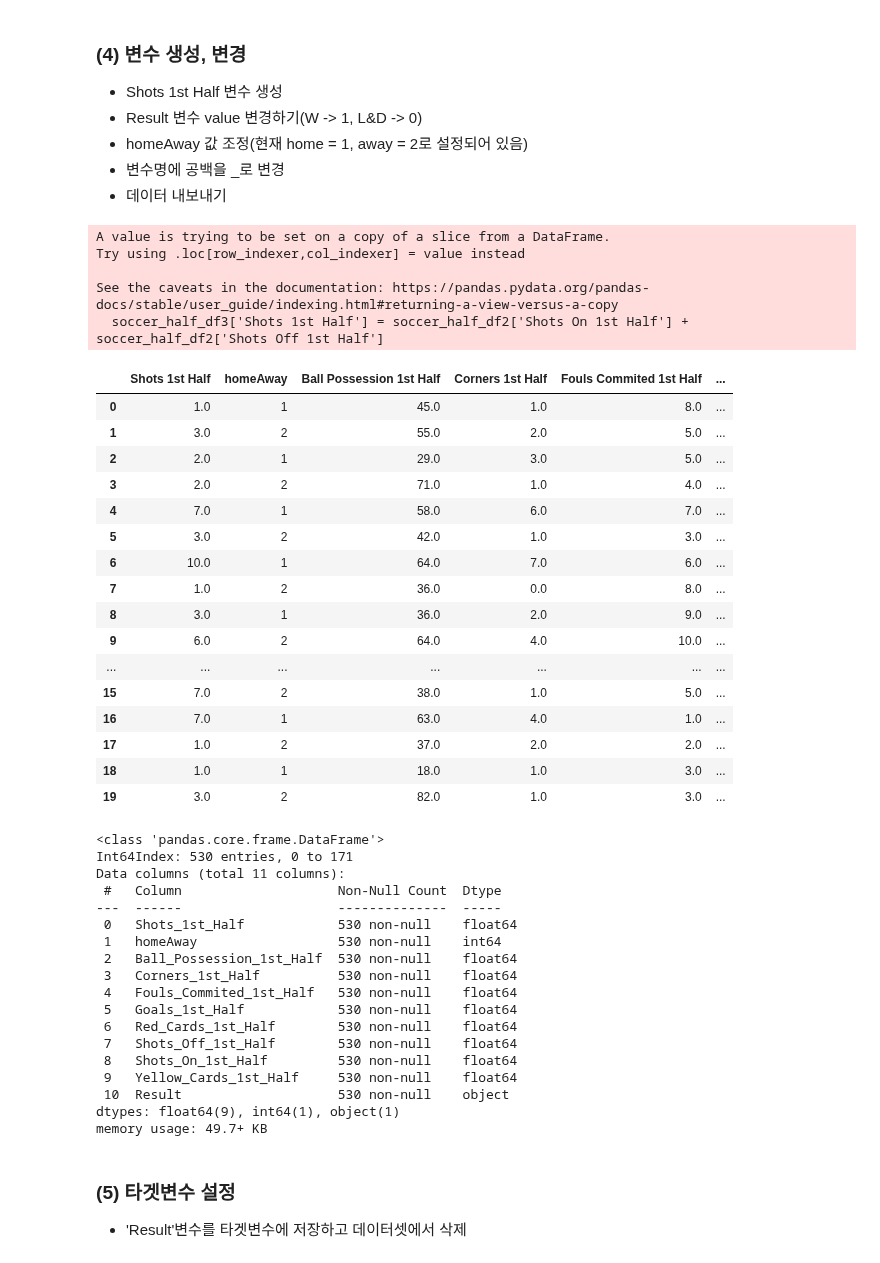
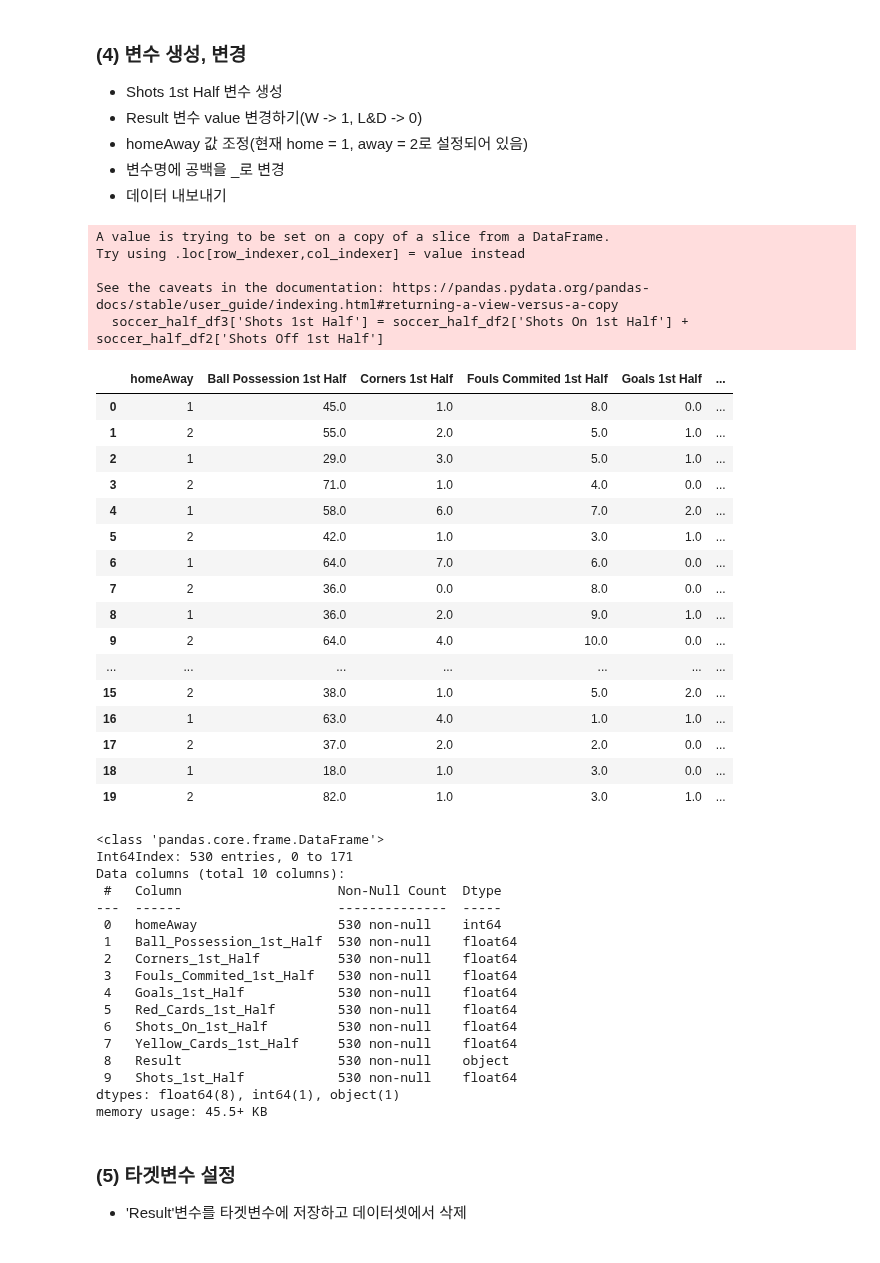
Before and after one commit to half-time-analyze/win-draw, a Jupyter notebook: win-nowin.ipynb, the cells around one changed output. Cells and saved outputs as stored; diff of their text form; code cells hidden in the pictures.

```diff
--- a/win-nowin.ipynb
+++ b/win-nowin.ipynb
@@ -195,35 +195,36 @@ dtype: int64
 # %%
 #Shots per 1st Half 변수 만들기
 #데이터에 변수 추가(insert)
-soccer_half_df2.insert(0, column = 'Shots 1st Half', value = 0)
+#soccer_half_df2.insert(0, column = 'Shots 1st Half', value = 0)
 # %%
 # warning발생
 soccer_half_df3 = soccer_half_df2
 soccer_half_df3['Shots 1st Half'] = soccer_half_df2['Shots On 1st Half'] + soccer_half_df2['Shots Off 1st Half']
+soccer_half_df3 = soccer_half_df3.drop(columns=['Shots Off 1st Half'], axis=1)
 soccer_half_df3.head(20)
 # %% [output]
 A value is trying to be set on a copy of a slice from a DataFrame.
 Try using .loc[row_indexer,col_indexer] = value instead
 
 See the caveats in the documentation: https://pandas.pydata.org/pandas-docs/stable/user_guide/indexing.html#returning-a-view-versus-a-copy
   soccer_half_df3['Shots 1st Half'] = soccer_half_df2['Shots On 1st Half'] + soccer_half_df2['Shots Off 1st Half']
-|  | Shots 1st Half | homeAway | Ball Possession 1st Half | Corners 1st Half | Fouls Commited 1st Half | ... |
-| 0 | 1.0 | 1 | 45.0 | 1.0 | 8.0 | ... |
-| 1 | 3.0 | 2 | 55.0 | 2.0 | 5.0 | ... |
-| 2 | 2.0 | 1 | 29.0 | 3.0 | 5.0 | ... |
-| 3 | 2.0 | 2 | 71.0 | 1.0 | 4.0 | ... |
-| 4 | 7.0 | 1 | 58.0 | 6.0 | 7.0 | ... |
-| 5 | 3.0 | 2 | 42.0 | 1.0 | 3.0 | ... |
-| 6 | 10.0 | 1 | 64.0 | 7.0 | 6.0 | ... |
-| 7 | 1.0 | 2 | 36.0 | 0.0 | 8.0 | ... |
-| 8 | 3.0 | 1 | 36.0 | 2.0 | 9.0 | ... |
-| 9 | 6.0 | 2 | 64.0 | 4.0 | 10.0 | ... |
+|  | homeAway | Ball Possession 1st Half | Corners 1st Half | Fouls Commited 1st Half | Goals 1st Half | ... |
+| 0 | 1 | 45.0 | 1.0 | 8.0 | 0.0 | ... |
+| 1 | 2 | 55.0 | 2.0 | 5.0 | 1.0 | ... |
+| 2 | 1 | 29.0 | 3.0 | 5.0 | 1.0 | ... |
+| 3 | 2 | 71.0 | 1.0 | 4.0 | 0.0 | ... |
+| 4 | 1 | 58.0 | 6.0 | 7.0 | 2.0 | ... |
+| 5 | 2 | 42.0 | 1.0 | 3.0 | 1.0 | ... |
+| 6 | 1 | 64.0 | 7.0 | 6.0 | 0.0 | ... |
+| 7 | 2 | 36.0 | 0.0 | 8.0 | 0.0 | ... |
+| 8 | 1 | 36.0 | 2.0 | 9.0 | 1.0 | ... |
+| 9 | 2 | 64.0 | 4.0 | 10.0 | 0.0 | ... |
 | ... | ... | ... | ... | ... | ... | ... |
-| 15 | 7.0 | 2 | 38.0 | 1.0 | 5.0 | ... |
-| 16 | 7.0 | 1 | 63.0 | 4.0 | 1.0 | ... |
-| 17 | 1.0 | 2 | 37.0 | 2.0 | 2.0 | ... |
-| 18 | 1.0 | 1 | 18.0 | 1.0 | 3.0 | ... |
-| 19 | 3.0 | 2 | 82.0 | 1.0 | 3.0 | ... |
+| 15 | 2 | 38.0 | 1.0 | 5.0 | 2.0 | ... |
+| 16 | 1 | 63.0 | 4.0 | 1.0 | 1.0 | ... |
+| 17 | 2 | 37.0 | 2.0 | 2.0 | 0.0 | ... |
+| 18 | 1 | 18.0 | 1.0 | 3.0 | 0.0 | ... |
+| 19 | 2 | 82.0 | 1.0 | 3.0 | 1.0 | ... |
 # %%
 #'Result' value 변경
 win = (soccer_half_df3['Result'] == 'W')
@@ -244,22 +245,21 @@ soccer_half_df3.info()
 # %% [output]
 <class 'pandas.core.frame.DataFrame'>
 Int64Index: 530 entries, 0 to 171
-Data columns (total 11 columns):
+Data columns (total 10 columns):
  #   Column                    Non-Null Count  Dtype
 ---  ------                    --------------  -----
- 0   Shots_1st_Half            530 non-null    float64
- 1   homeAway                  530 non-null    int64
- 2   Ball_Possession_1st_Half  530 non-null    float64
- 3   Corners_1st_Half          530 non-null    float64
- 4   Fouls_Commited_1st_Half   530 non-null    float64
- 5   Goals_1st_Half            530 non-null    float64
- 6   Red_Cards_1st_Half        530 non-null    float64
- 7   Shots_Off_1st_Half        530 non-null    float64
- 8   Shots_On_1st_Half         530 non-null    float64
- 9   Yellow_Cards_1st_Half     530 non-null    float64
- 10  Result                    530 non-null    object
-dtypes: float64(9), int64(1), object(1)
-memory usage: 49.7+ KB
+ 0   homeAway                  530 non-null    int64
+ 1   Ball_Possession_1st_Half  530 non-null    float64
+ 2   Corners_1st_Half          530 non-null    float64
+ 3   Fouls_Commited_1st_Half   530 non-null    float64
+ 4   Goals_1st_Half            530 non-null    float64
+ 5   Red_Cards_1st_Half        530 non-null    float64
+ 6   Shots_On_1st_Half         530 non-null    float64
+ 7   Yellow_Cards_1st_Half     530 non-null    float64
+ 8   Result                    530 non-null    object
+ 9   Shots_1st_Half            530 non-null    float64
+dtypes: float64(8), int64(1), object(1)
+memory usage: 45.5+ KB
 # %%
 #데이터 내보내기
 soccer_half_df3.to_csv('C:/half-time-analyze/win-nonwin/res/soccer_half.csv', index = False)
```
Also changed, not shown: parts of 18 cells of this notebook, 1 other file.
